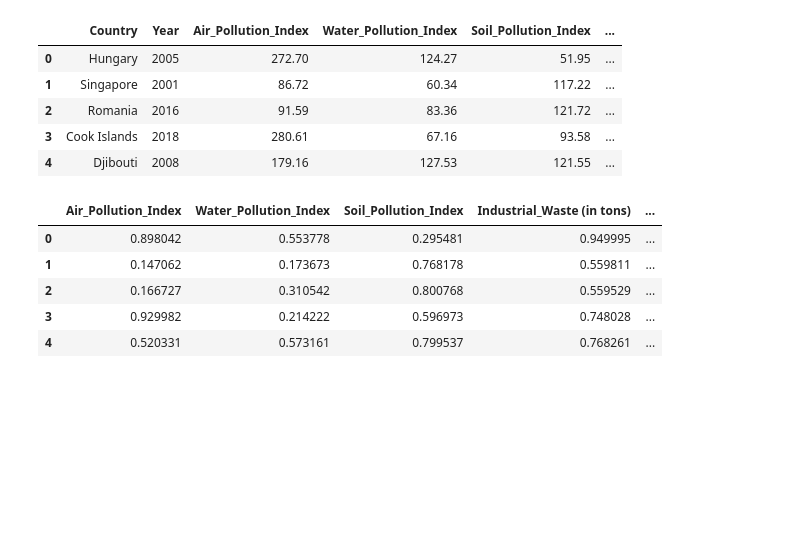
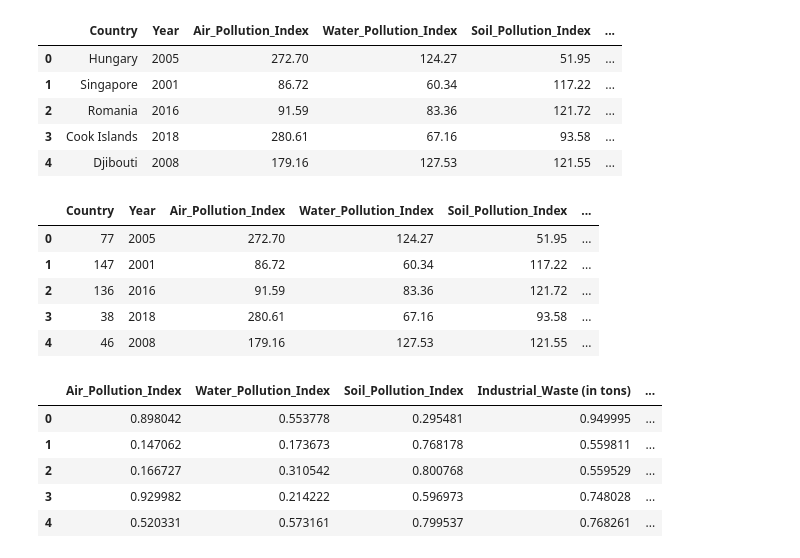
Before and after one commit to amaan1114/Global-Pollution-Analysis-and-Energy-Recovery, a Jupyter notebook: Global Pollution Analysis and Energy Recovery/main.ipynb, the cells around one changed output. Cells and saved outputs as stored; diff of their text form; code cells hidden in the pictures; blank space fills up the shorter version.

```diff
--- a/Global Pollution Analysis and Energy Recovery/main.ipynb
+++ b/Global Pollution Analysis and Energy Recovery/main.ipynb
@@ -18,6 +18,19 @@ ds.head()
 | 2 | Romania | 2016 | 91.59 | 83.36 | 121.72 | ... |
 | 3 | Cook Islands | 2018 | 280.61 | 67.16 | 93.58 | ... |
 | 4 | Djibouti | 2008 | 179.16 | 127.53 | 121.55 | ... |
+# %%
+#Encoding categorical data
+from sklearn.preprocessing import LabelEncoder
+lencoder = LabelEncoder()
+ds['Country'] = lencoder.fit_transform(ds['Country'])
+ds.head()
+# %% [output]
+|  | Country | Year | Air_Pollution_Index | Water_Pollution_Index | Soil_Pollution_Index | ... |
+| 0 | 77 | 2005 | 272.70 | 124.27 | 51.95 | ... |
+| 1 | 147 | 2001 | 86.72 | 60.34 | 117.22 | ... |
+| 2 | 136 | 2016 | 91.59 | 83.36 | 121.72 | ... |
+| 3 | 38 | 2018 | 280.61 | 67.16 | 93.58 | ... |
+| 4 | 46 | 2008 | 179.16 | 127.53 | 121.55 | ... |
 # %%
 #Scaling data
 DataToScale = ds.drop(['Country','Year'],axis=1)
```
Also changed, not shown: parts of 3 cells of this notebook.
